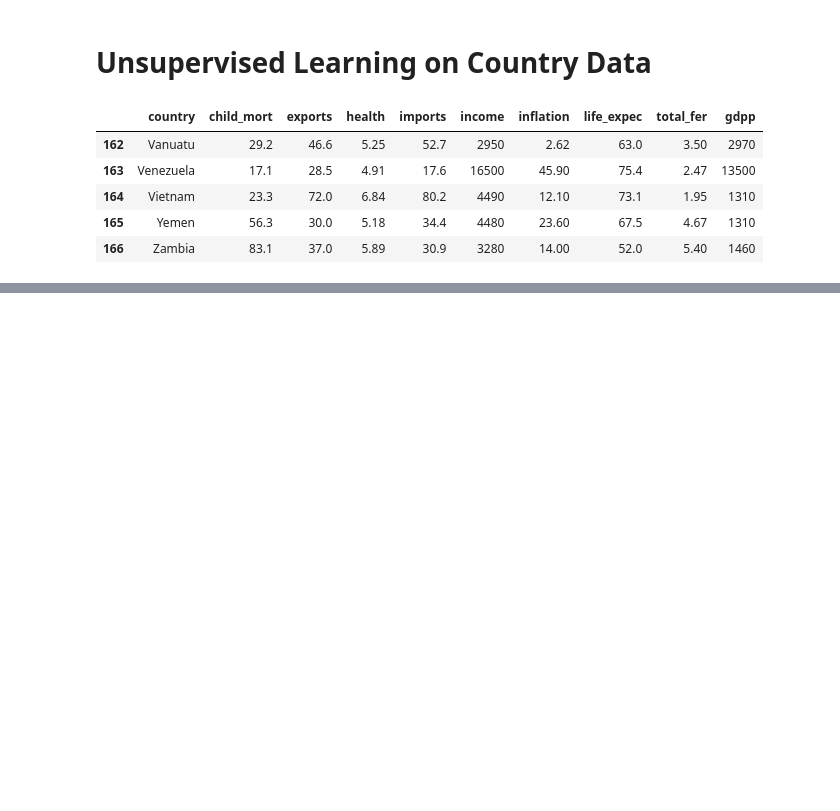
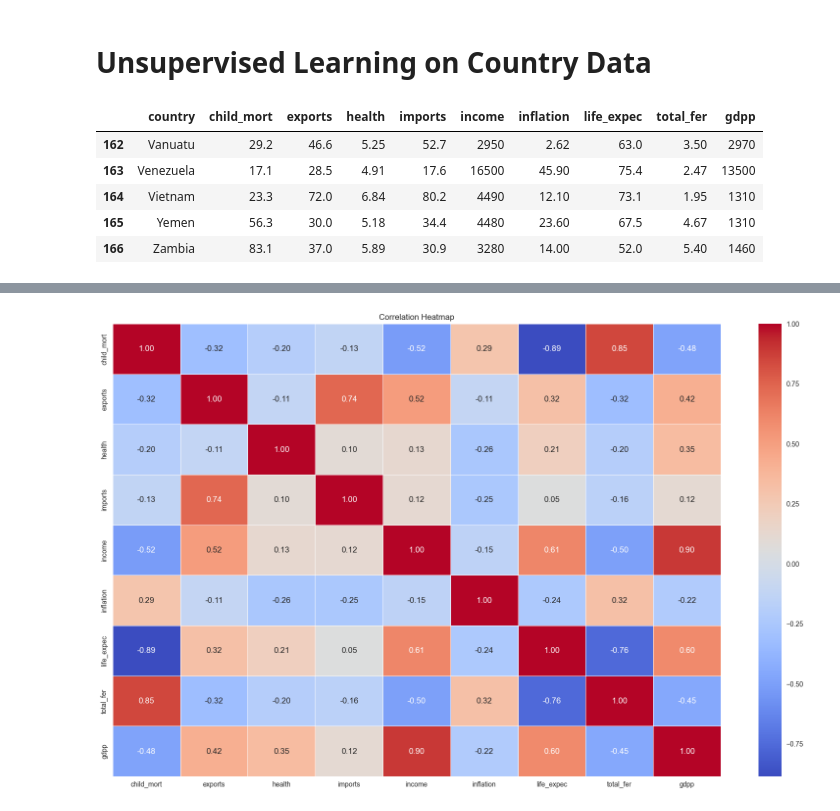
Before and after one commit to I-amyayi/Clustering-PCA, a Jupyter notebook: NGO.ipynb, the cells around one changed output, grey strips where cells are left out. Cells and saved outputs as stored; diff of their text form; code cells hidden in the pictures; blank space fills up the shorter version.

```diff
--- a/NGO.ipynb
+++ b/NGO.ipynb
@@ -35,0 +52,2 @@ df.tail()
+# %%
+copied_df = df.copy()
@@ -35,0 +74,18 @@ df.tail()
+# %%
+# Select only the numeric columns
+numeric_df = copied_df.select_dtypes(include=['float64', 'int64'])
+
+# Calculate the correlation matrix
+correlation_matrix = numeric_df.corr()
+
+# Plot the heatmap
+plt.figure(figsize=(20, 12))
+sns.heatmap(correlation_matrix, annot=True, cmap='coolwarm', fmt=".2f", linewidths=0.5)
+plt.title('Correlation Heatmap')
+
+#Save the image below
+plt.savefig("Correlation Heatmap(Before).png",dpi = 300,bbox_inches ="tight")
+
+plt.show();
+# %% [output]
+[figure, added]
```
Also changed, not shown: parts of 6 cells of this notebook.
